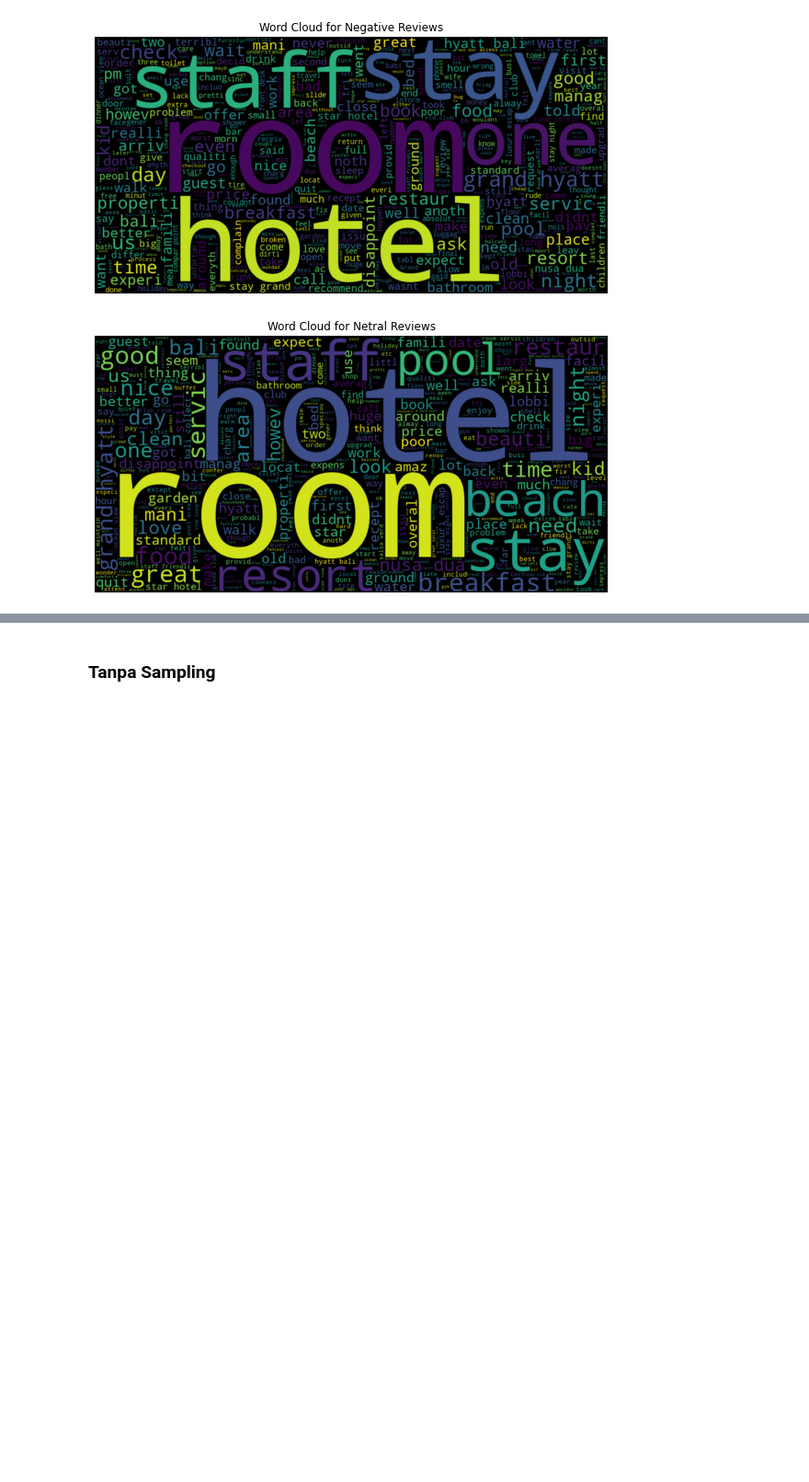
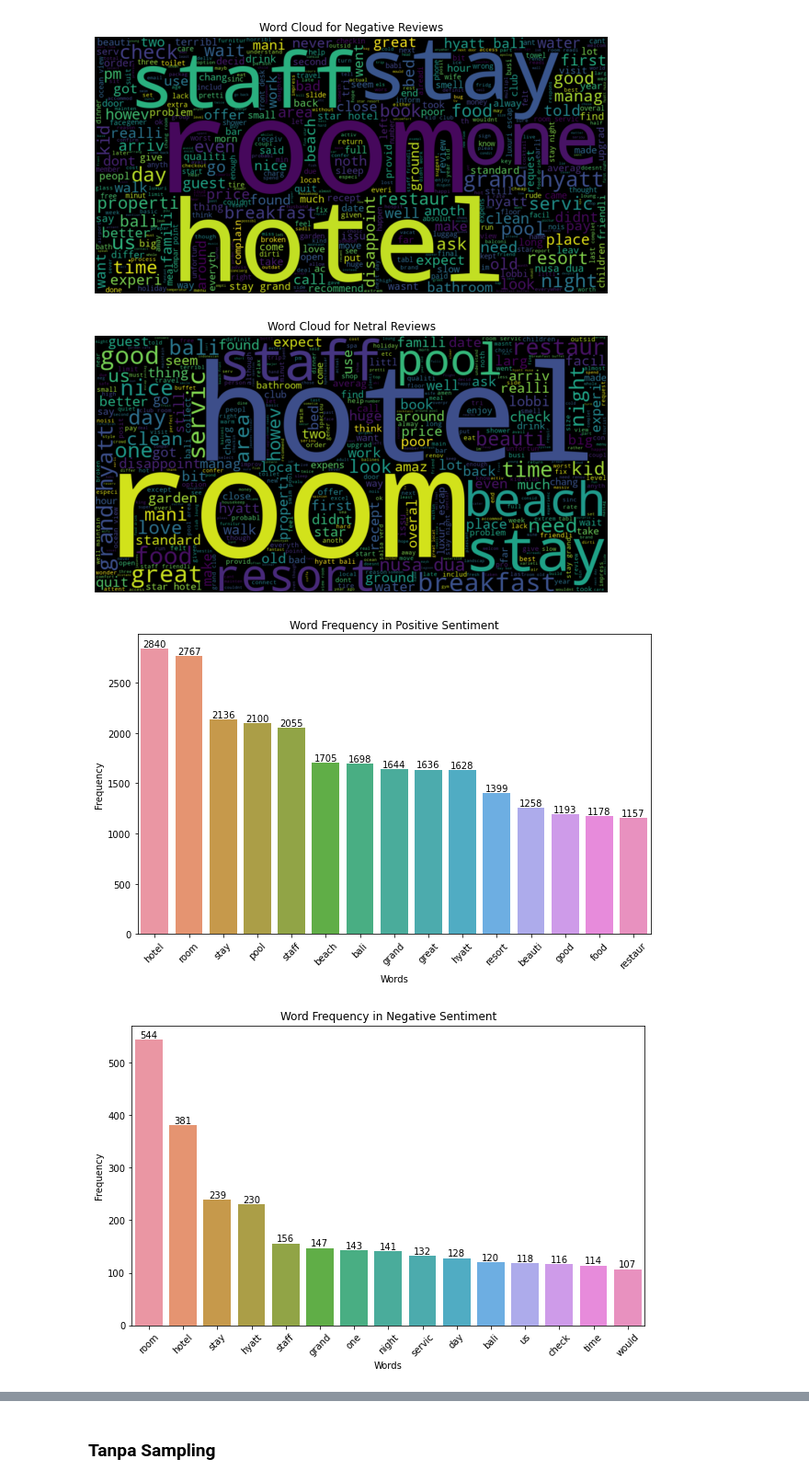
Before and after one commit to mindiputri30/Sentimet-Analisis-Hotel-Review, a Jupyter notebook: sentiment GH Bali.ipynb, the cells around one changed output, grey strips where cells are left out. Shown at 92% size. Drawn from its saved outputs; the diff is of its cells as text; code cells hidden in the pictures; blank space fills up the shorter version.

```diff
--- a/sentiment GH Bali.ipynb
+++ b/sentiment GH Bali.ipynb
@@ -481,3 +481,18 @@ generate_wordcloud_rating(df, 'Netral')
 [figure]
 [figure]
 [figure]
+# %%
+for sentiment_category in df['Rating_Label'].unique():
+    sentiment_data = df[df['Rating_Label'] == sentiment_category]
+    combined_tokens = []
+    for text in sentiment_data['Review']:
+        processed_tokens = tokenizing(text)
+        # df['Review'].apply(tokenizing)
+        combined_tokens.extend(processed_tokens)
+
+    # freq_dist = get_word_frequency(combined_tokens)
+    top_words = get_top_words(combined_tokens, n=15)
+    plot_word_frequency(top_words, sentiment_category)
+# %% [output]
+[figure, added]
+[figure, added]
```
Also changed, not shown: parts of 2 cells of this notebook, 1 other file.
